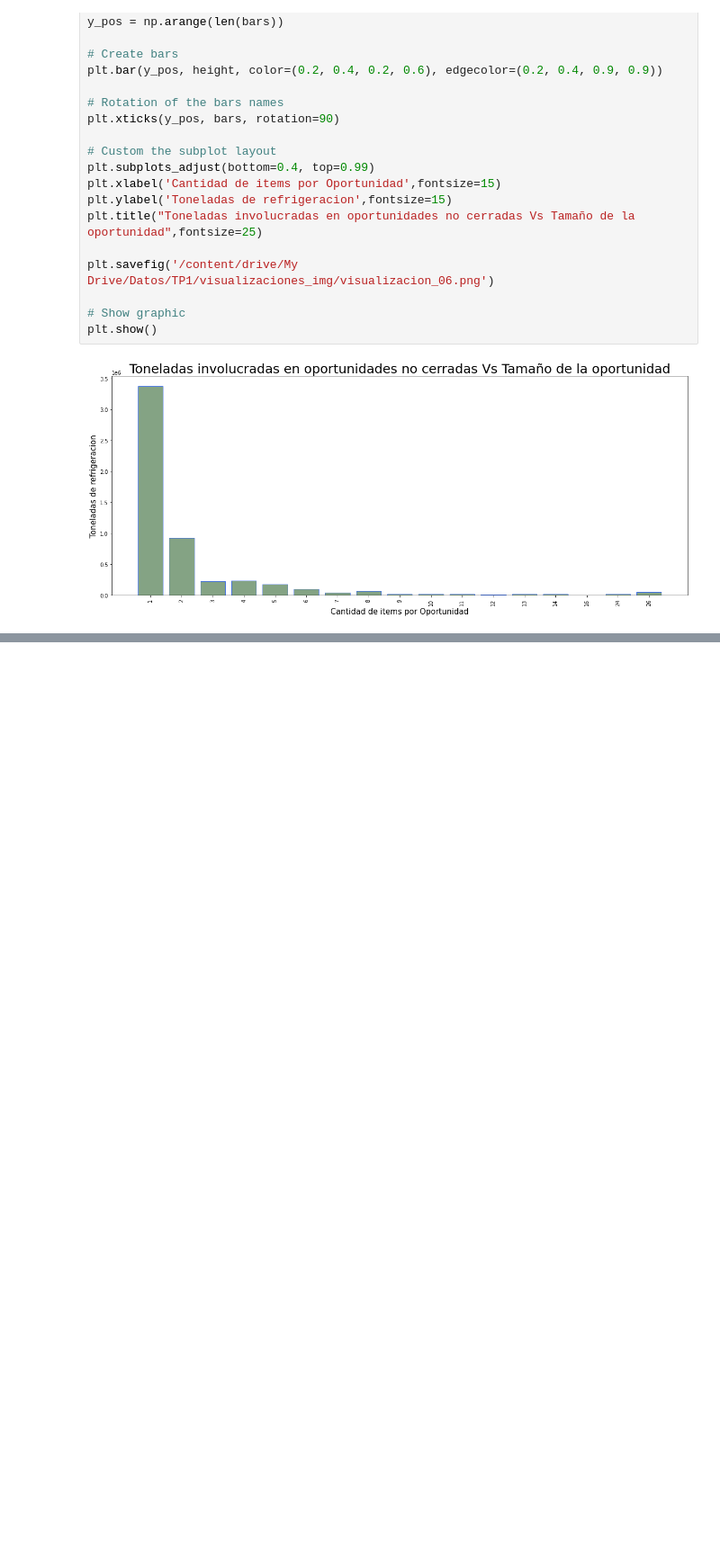
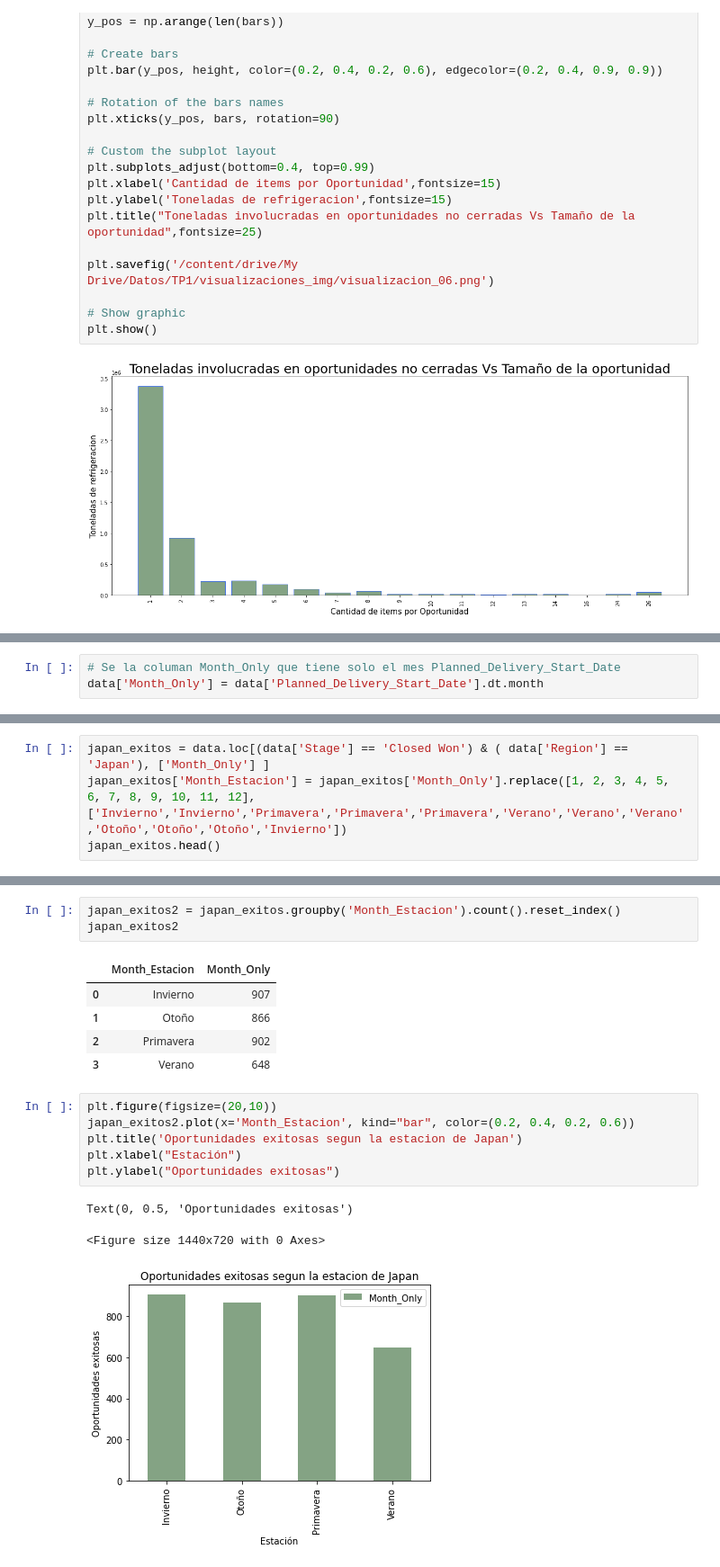
Before and after one commit to ariel55/summerdata_visuchallenge, a Jupyter notebook: 001VisuChallenge_analisis_columnas.ipynb, the cells around one changed output, grey strips where cells are left out. Shown: that part at 90% size. Drawn from its saved outputs; the diff is of its cells as text; blank space fills up the shorter version.

```diff
--- a/001VisuChallenge_analisis_columnas.ipynb
+++ b/001VisuChallenge_analisis_columnas.ipynb
@@ -884,0 +887,3 @@ plt.show()
+# %%
+# Se la columan Month_Only que tiene solo el mes Planned_Delivery_Start_Date
+data['Month_Only'] = data['Planned_Delivery_Start_Date'].dt.month
@@ -884,0 +915,4 @@ plt.show()
+# %%
+japan_exitos = data.loc[(data['Stage'] == 'Closed Won') & ( data['Region'] == 'Japan'), ['Month_Only'] ]
+japan_exitos['Month_Estacion'] = japan_exitos['Month_Only'].replace([1, 2, 3, 4, 5, 6, 7, 8, 9, 10, 11, 12],['Invierno','Invierno','Primavera','Primavera','Primavera','Verano','Verano','Verano','Otoño','Otoño','Otoño','Invierno'])
+japan_exitos.head()
@@ -884,0 +926,19 @@ plt.show()
+# %%
+japan_exitos2 = japan_exitos.groupby('Month_Estacion').count().reset_index()
+japan_exitos2
+# %% [output]
+|  | Month_Estacion | Month_Only |
+| 0 | Invierno | 907 |
+| 1 | Otoño | 866 |
+| 2 | Primavera | 902 |
+| 3 | Verano | 648 |
+# %%
+plt.figure(figsize=(20,10))
+japan_exitos2.plot(x='Month_Estacion', kind="bar", color=(0.2, 0.4, 0.2, 0.6))
+plt.title('Oportunidades exitosas segun la estacion de Japan')
+plt.xlabel("Estación")
+plt.ylabel("Oportunidades exitosas")
+# %% [output]
+Text(0, 0.5, 'Oportunidades exitosas')
+<Figure size 1440x720 with 0 Axes>
+[figure, added]
```
Also changed, not shown: parts of 10 cells of this notebook.
